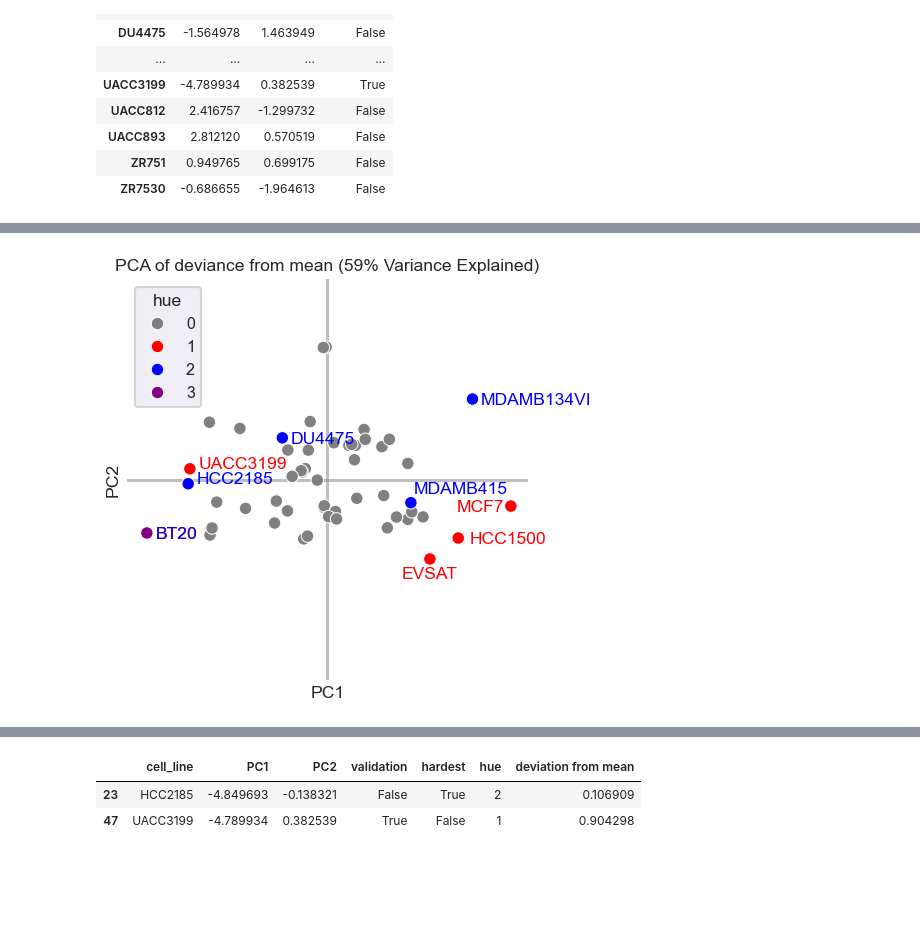
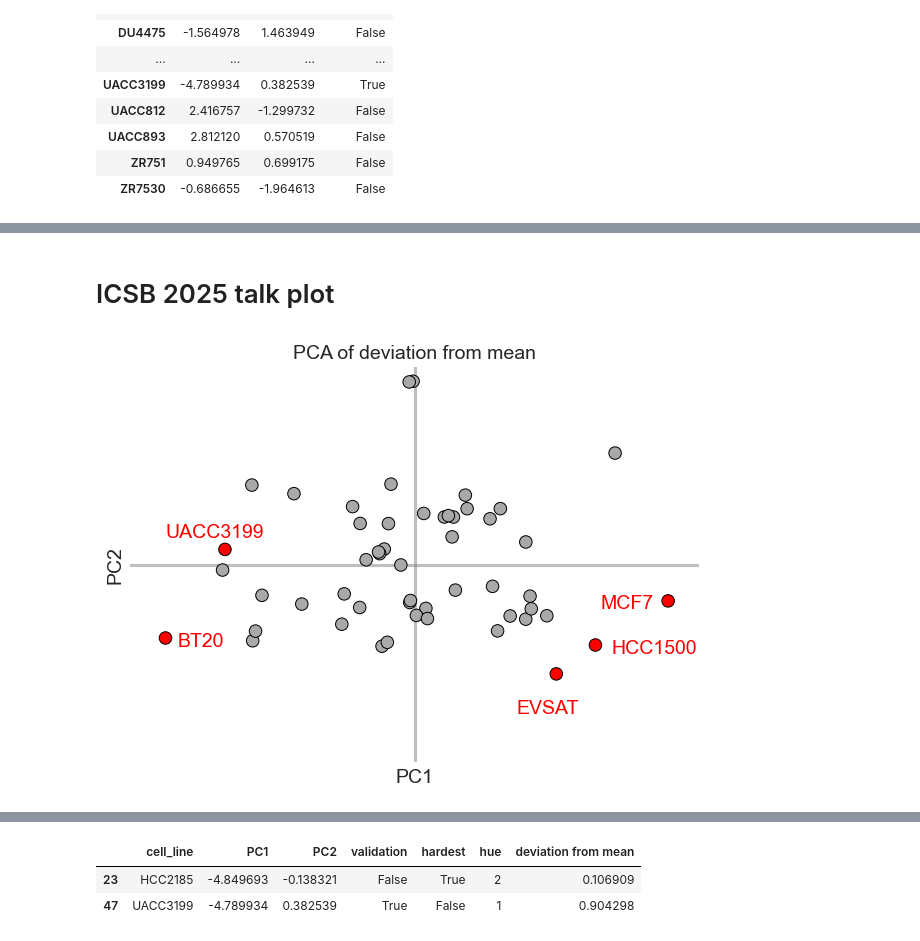
Before and after one commit to frohlich-lab/DeepMechanisticModels, a Jupyter notebook: Old - Jupyter Notebooks/Cytof Data Analysis.ipynb, the cells around one changed output, grey strips where cells are left out. Cells and saved outputs as stored; diff of their text form; code cells hidden in the pictures; blank space fills up the shorter version.

```diff
--- a/Old - Jupyter Notebooks/Cytof Data Analysis.ipynb
+++ b/Old - Jupyter Notebooks/Cytof Data Analysis.ipynb
@@ -13,7 +13,7 @@ from sklearn.impute import KNNImputer
 from util import load_petab_base_files
 
 DATA = "dream_cytof"
-MODEL = "EGFR_MAPK"
+MODEL = "EGFR_MAPK__logobs"
 
 # updated load_petab_base_files takes in a Conf object as argument
 conf = Conf(model=MODEL, data=DATA)
@@ -43,3 +45,5 @@ if subset_to_EGF:
+# %%
+mat = mat[[col for col in mat.columns if col[0] in ["pERK_Y204_obs", "pMEK_S222_obs", "pERBB2_Y1248_obs"]]]
 # %%
 mat.shape
 # %% [output]
@@ -241,13 +249,14 @@ df["hue"] = df["validation"].astype("int") + 2*df["hardest"].astype("int")
 # %%
 # Manually define annotation offsets to be able to read cell-line names
 offsets = {
-    "MCF7": {"ox": -1.9, "oy": -0.2},
-    "EVSAT": {"ox": -1.0, "oy": -0.7},
+    "MCF7": {"ox": -1.7, "oy": -0.2},
+    "EVSAT": {"ox": -1.0, "oy": -1},
     "HCC1500": {"ox": 0.4, "oy": -0.2},
     "BT20": {"ox": 0.3, "oy": -0.2},
     "DU4475": {"ox": 0.3, "oy": -0.2},
     "HCC2185": {"ox": 0.3, "oy": 0},
     "MDAMB134VI": {"ox": 0.3, "oy": -0.2},
     "MDAMB415": {"ox": 0.1, "oy": 0.3},
-    "UACC3199": {"ox": 0.3, "oy": 0},
+    "UACC3199": {"ox": -1.5, "oy": 0.3},
+    # "UACC893": {"ox": 0.3, "oy": -0.2},
 }
@@ -254,42 +273,49 @@ offsets = {
+# %% [markdown]
+# ICSB 2025 talk plot
 # %%
 # Hue legend:
 # 0: neither among top deviating from data mean nor among hardest cell-lines according to regressors;
 # 1: among top deviating from data mean, not among hardest cell-lines according to regressors;
 # 2: not among top deviating from data mean, but among the hardest cell-lines according to regressors;
 # 3: both among top deviating cell-lines from data mean and among hardest cell-lines according to regressors
 
 sns.set_context("talk", font_scale=0.7)
 g = sns.scatterplot(
     data=df,
     x="PC1",
     y="PC2",
-    hue="hue",
-    palette=["gray", "red", "blue", "purple"],
+    hue="validation",
+    palette={True: "red", False: "darkgray"},
+    edgecolor="black",
+    legend=False
 )
 # add cell-line labels for 5 validation cell-lines
 for _, r in df.iterrows():
     if r.validation:
-        plt.annotate(r.name, (r.PC1+offsets[r.name]["ox"], r.PC2+offsets[r.name]["oy"]), color="red")
-    if r.hardest:
-        plt.annotate(r.name, (r.PC1+offsets[r.name]["ox"], r.PC2+offsets[r.name]["oy"]), color="blue")
+        plt.annotate(r.name, (r.PC1+offsets[r.name]["ox"], r.PC2+offsets[r.name]["oy"]), color="red", fontsize=14)
+    # if r.hardest:
+    #     plt.annotate(r.name, (r.PC1+offsets[r.name]["ox"], r.PC2+offsets[r.name]["oy"]), color="blue")
 
 # export with transparent background and high dpi, remove grid
 # no box around plot
-# add dashed line at 0 for both axes with low zorder to ensure it is behind the data points
+# add dashed line at 0 for both axes with low order to ensure it is behind the data points
 # make plot square
 # make axis limits equal and remove axis labels
-g.set(xlim=(-7, 7), ylim=(-7, 7), aspect=1.0, xticks=[], yticks=[])
+g.set(xlim=(-7.2, 7.2), ylim=(-5, 5), aspect=1.0, xticks=[], yticks=[])
+g.set_xlabel("PC1", fontsize=14)
+g.set_ylabel("PC2", fontsize=14)
 #
 plt.axhline(0, color='gray', zorder=0, alpha=0.5)
 plt.axvline(0, color='gray', zorder=0, alpha=0.5)
 plt.box(False)
 plt.grid(False)
 VE = sum(pca.explained_variance_ratio_[:2])
-plt.title(f"PCA of deviance from mean ({VE*100:.0f}% Variance Explained)")
+# plt.title(f"PCA of deviance from mean ({VE*100:.0f}% Variance Explained)")
+plt.title(f"PCA of deviation from mean", fontsize=14)
 plt.tight_layout()
 plt.savefig("cytof_pca.png", transparent=True, dpi=300)
 # %% [output]
-[figure, old version]
+[figure, new version]
 # %%
 res_df = res.reset_index()
 res_df["cell_line"] = res_df["cell_line"].apply(lambda x: x[1:])
```
Also changed, not shown: parts of 5 cells of this notebook.
